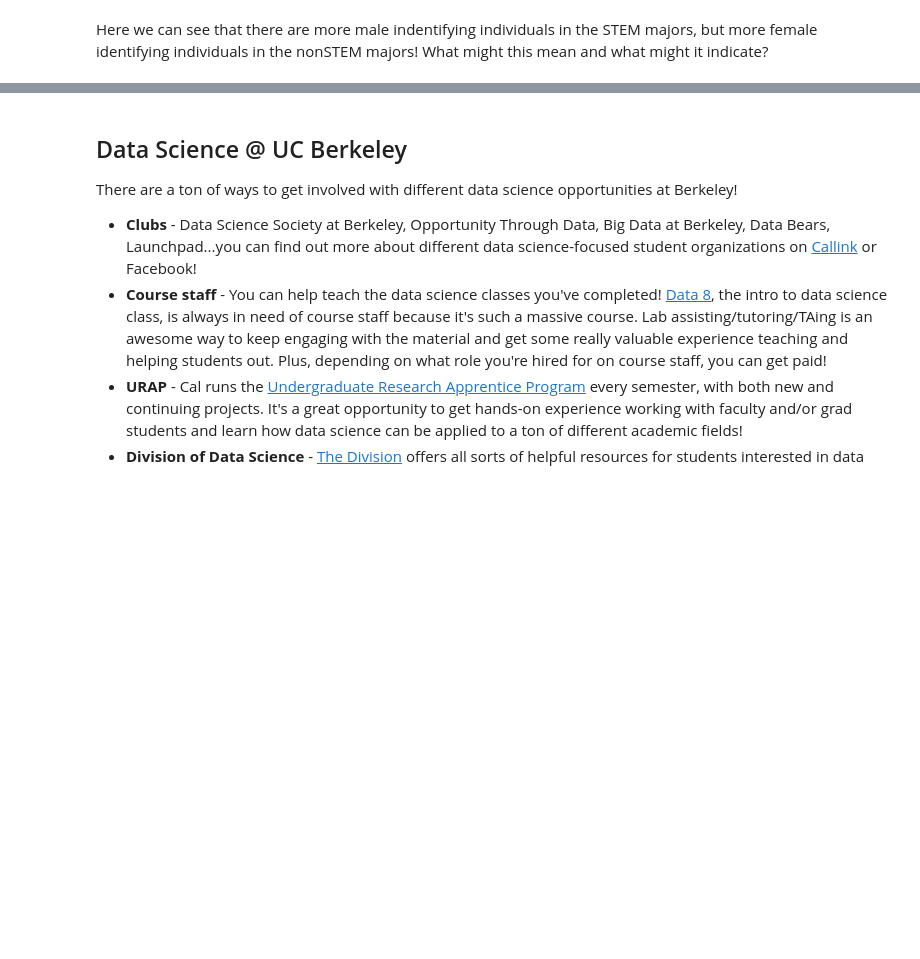
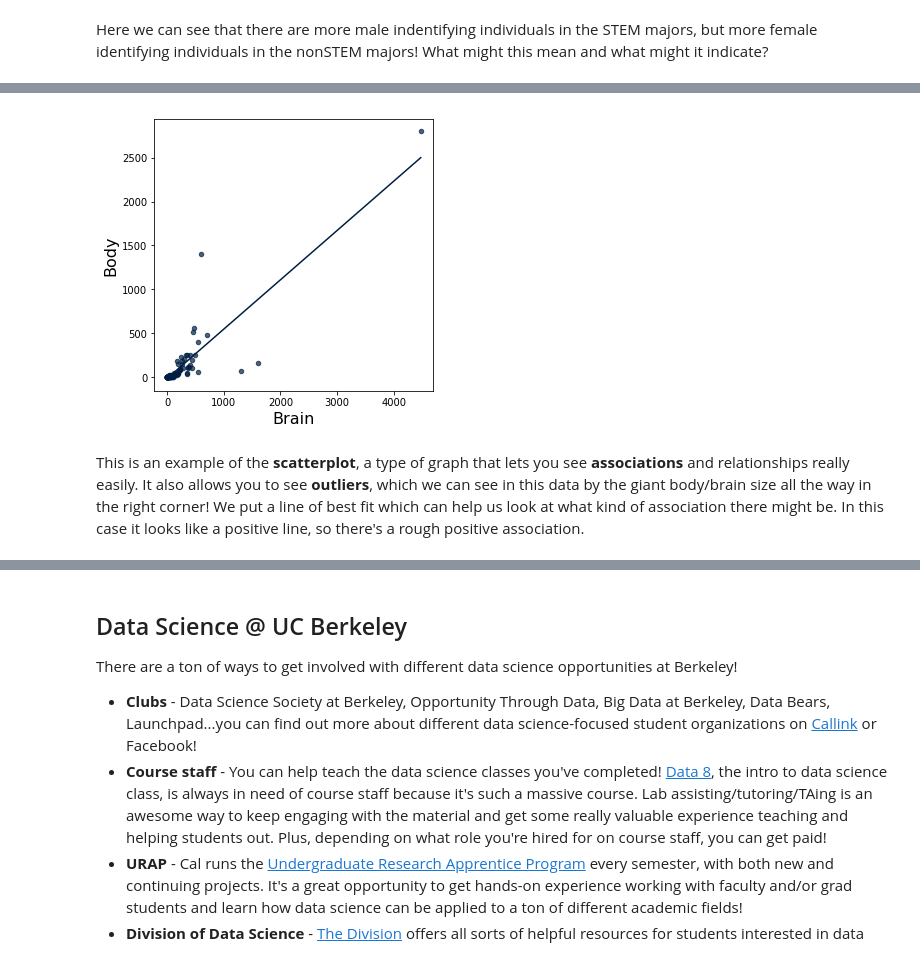
Before and after one commit to catherinelgee/CSK-curriculum, a Jupyter notebook: data_seminar/csk_nb.ipynb, the cells around one changed output, grey strips where cells are left out. Cells and saved outputs as stored; diff of their text form; code cells hidden in the pictures; blank space fills up the shorter version.

```diff
--- a/data_seminar/csk_nb.ipynb
+++ b/data_seminar/csk_nb.ipynb
@@ -293,0 +274,3 @@ Congrats! We've successfully graphed our data!
+# %%
+brain = Table.read_table('data/brains.csv')
+brain.show(10)
@@ -293,0 +290,8 @@ Congrats! We've successfully graphed our data!
+# %%
+#scatter plot of brain size to body size
+toplot = brain.drop('Species', 'Gestation', 'Litter')
+toplot.scatter('Brain', fit_line=True)
+# %% [output]
+[figure, added]
+# %% [markdown]
+This is an example of the **scatterplot**, a type of graph that lets you see **associations** and relationships really easily. It also allows you to see **outliers**, which we can see in this data by the giant body/brain size all the way in the right corner! We put a line of best fit which can help us look at what kind of association there might be. In this case it looks like a positive line, so there's a rough positive association.
```
Also changed, not shown: parts of 19 cells of this notebook, 1 other file.
